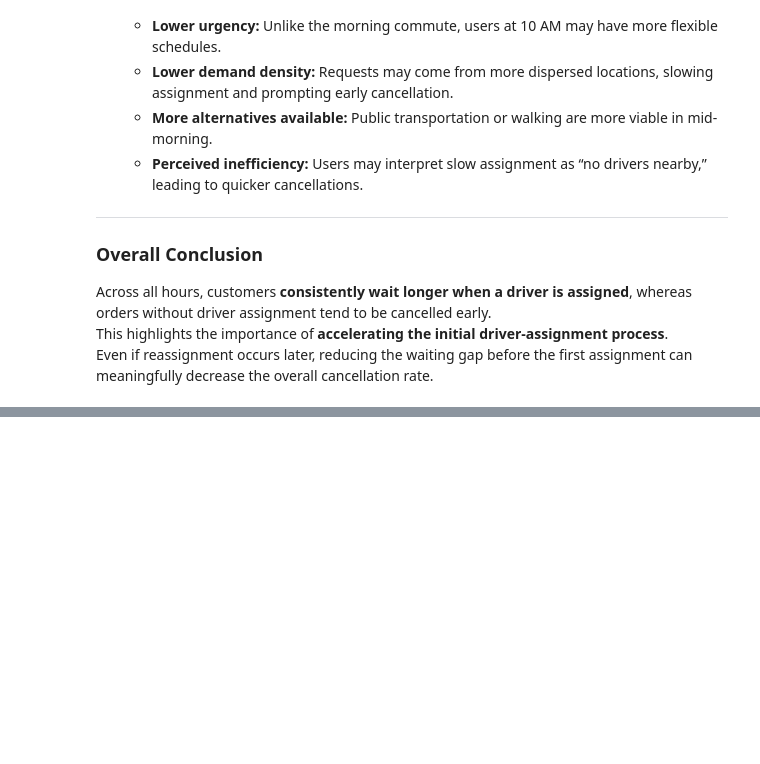
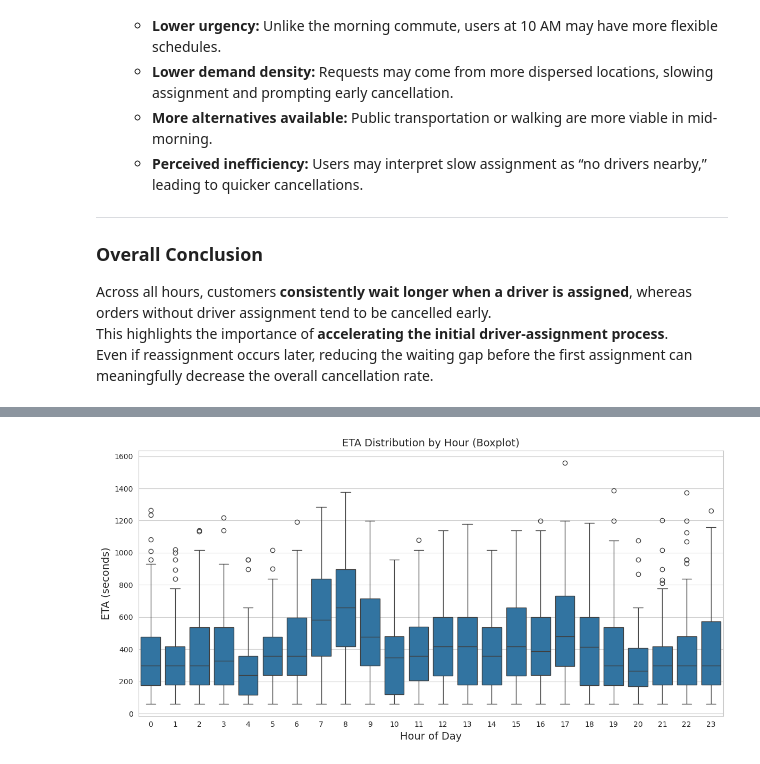
Before and after one commit to rsm-chl307/Insights-from-Failed-Orders, a Jupyter notebook: code/insights_from_failed_orders_jf.ipynb, the cells around one changed output, grey strips where cells are left out. Drawn from its saved outputs; the diff is of its cells as text; code cells hidden in the pictures; blank space fills up the shorter version.

```diff
--- a/code/insights_from_failed_orders_jf.ipynb
+++ b/code/insights_from_failed_orders_jf.ipynb
@@ -441,0 +498,17 @@ Even if reassignment occurs later, reducing the waiting gap before the first ass
+# %%
+# Boxplot
+plt.figure(figsize=(12, 6))
+
+sns.boxplot(
+    data=df_task4,
+    x='order_hour',
+    y='m_order_eta'
+)
+
+plt.title("ETA Distribution by Hour (Boxplot)", fontsize=14)
+plt.xlabel("Hour of Day", fontsize=14)
+plt.ylabel("ETA (seconds)", fontsize=14)
+plt.tight_layout()
+plt.show()
+# %% [output]
+[figure, added]
```
Also changed, not shown: parts of 6 cells of this notebook.
